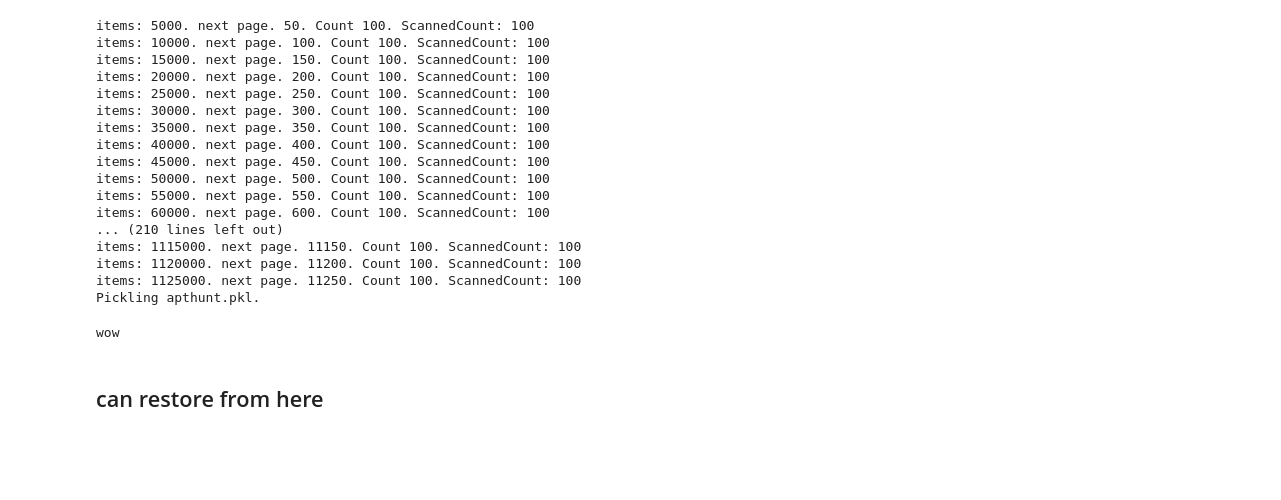
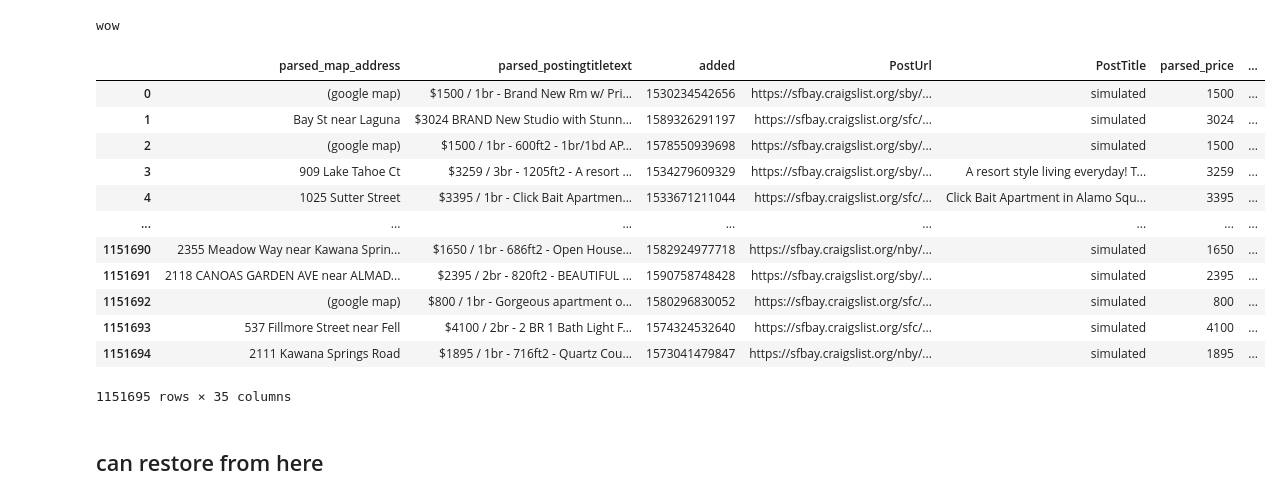
Before and after one commit to vistrcm/apthunt, a Jupyter notebook: analysis/analyze.ipynb, the cells around one changed output. Cells and saved outputs as stored; diff of their text form; code cells hidden in the pictures; blank space fills up the shorter version.

```diff
--- a/analysis/analyze.ipynb
+++ b/analysis/analyze.ipynb
@@ -54,22 +13,3 @@ def data_retrieve(table, page_size=100):
 # %%
 # data_file = maybe_download("apthunt")
-data_file = maybe_download("apthunt")
-data = pickle.load(open(data_file, 'rb'))
+data_file = retrieve.maybe_download("apthunt")
-# %% [output]
-items: 5000. next page. 50. Count 100. ScannedCount: 100
-items: 10000. next page. 100. Count 100. ScannedCount: 100
-items: 15000. next page. 150. Count 100. ScannedCount: 100
-items: 20000. next page. 200. Count 100. ScannedCount: 100
-items: 25000. next page. 250. Count 100. ScannedCount: 100
-items: 30000. next page. 300. Count 100. ScannedCount: 100
-items: 35000. next page. 350. Count 100. ScannedCount: 100
-items: 40000. next page. 400. Count 100. ScannedCount: 100
-items: 45000. next page. 450. Count 100. ScannedCount: 100
-items: 50000. next page. 500. Count 100. ScannedCount: 100
-items: 55000. next page. 550. Count 100. ScannedCount: 100
-items: 60000. next page. 600. Count 100. ScannedCount: 100
-... (210 lines left out)
-items: 1115000. next page. 11150. Count 100. ScannedCount: 100
-items: 1120000. next page. 11200. Count 100. ScannedCount: 100
-items: 1125000. next page. 11250. Count 100. ScannedCount: 100
-Pickling apthunt.pkl.
@@ -92,6 +26,22 @@ del python_data
 # %%
 with open("df.pkl", 'wb') as f:
     pickle.dump(df, f, pickle.HIGHEST_PROTOCOL)
+# %%
+df
+# %% [output]
+|  | parsed_map_address | parsed_postingtitletext | added | PostUrl | PostTitle | parsed_price | ... |
+| 0 | (google map) | $1500 / 1br - Brand New Rm w/ Pri... | 1530234542656 | https://sfbay.craigslist.org/sby/... | simulated | 1500 | ... |
+| 1 | Bay St near Laguna | $3024 BRAND New Studio with Stunn... | 1589326291197 | https://sfbay.craigslist.org/sfc/... | simulated | 3024 | ... |
+| 2 | (google map) | $1500 / 1br - 600ft2 - 1br/1bd AP... | 1578550939698 | https://sfbay.craigslist.org/sby/... | simulated | 1500 | ... |
+| 3 | 909 Lake Tahoe Ct | $3259 / 3br - 1205ft2 - A resort ... | 1534279609329 | https://sfbay.craigslist.org/sby/... | A resort style living everyday! T... | 3259 | ... |
+| 4 | 1025 Sutter Street | $3395 / 1br - Click Bait Apartmen... | 1533671211044 | https://sfbay.craigslist.org/sfc/... | Click Bait Apartment in Alamo Squ... | 3395 | ... |
+| ... | ... | ... | ... | ... | ... | ... | ... |
+| 1151690 | 2355 Meadow Way near Kawana Sprin... | $1650 / 1br - 686ft2 - Open House... | 1582924977718 | https://sfbay.craigslist.org/nby/... | simulated | 1650 | ... |
+| 1151691 | 2118 CANOAS GARDEN AVE near ALMAD... | $2395 / 2br - 820ft2 - BEAUTIFUL ... | 1590758748428 | https://sfbay.craigslist.org/sby/... | simulated | 2395 | ... |
+| 1151692 | (google map) | $800 / 1br - Gorgeous apartment o... | 1580296830052 | https://sfbay.craigslist.org/sfc/... | simulated | 800 | ... |
+| 1151693 | 537 Fillmore Street near Fell | $4100 / 2br - 2 BR 1 Bath Light F... | 1574324532640 | https://sfbay.craigslist.org/sfc/... | simulated | 4100 | ... |
+| 1151694 | 2111 Kawana Springs Road | $1895 / 1br - 716ft2 - Quartz Cou... | 1573041479847 | https://sfbay.craigslist.org/nby/... | simulated | 1895 | ... |
+1151695 rows × 35 columns
 # %% [markdown]
 ## can restore from here
 # %%
```
Also changed, not shown: parts of 40 cells of this notebook.
